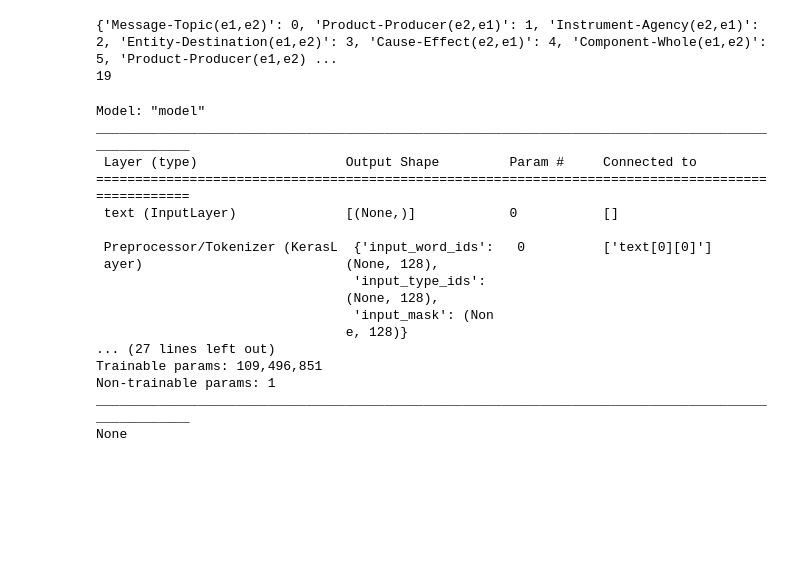
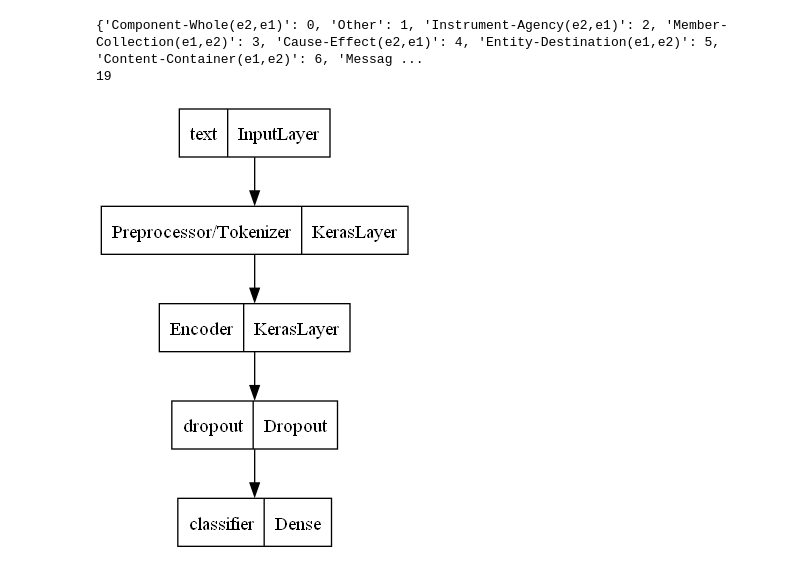
Before and after one commit to MarsSeo/NER, a Jupyter notebook: Relation_Analyze.ipynb, the cells around one changed output. Drawn from its saved outputs; the diff is of its cells as text; code cells hidden in the pictures; blank space fills up the shorter version.

```diff
--- a/Relation_Analyze.ipynb
+++ b/Relation_Analyze.ipynb
@@ -22,11 +39,11 @@ import time
 # %%
 class CONFIG:
     EPS = 1e-8
-    EPOCHS = 3 # 3~5
+    EPOCHS = 8 # 3~5
     BATCH_SIZE = 16 # 8, 32
     LEARNING_RATE = 3e-5 # 1e-5
     MAX_LENGTH = 128 # 256
-    ENCODER_TYPE = 'bert-base' # large, RoBERTa, DeBERTa
+    ENCODER_TYPE = 'bert-large' # large, RoBERTa, DeBERTa
     OPTIMIZER ='adamw'
     DEVICE_TYPE = "cuda" # Cuda or alternative
     SAVE_MODEL=False
@@ -64,0 +93,4 @@ train_ds,reladict,trainx,trainy=load_dataset('semeval_train.txt',reladict,shuffl
+# %%
+data_path={'train':'semeval_train.txt',
+           'test':'semeval_test.txt',
+           'valid':'semeval_val.txt'}
@@ -83,10 +120,10 @@ def evaluation(y_true,y_pred):
             'Categorical':{'precision':p,'recall':r,'f1':f1},'Weighted':{'precision':weighted_p,'recall':weighted_r,'f1':weighted_f1},
             'Macro':{'precision':macro_p,'recall':macro_r,'f1':macro_f1},'Micro':{'precision':micro_p,'recall':micro_r,'f1':micro_f1},}
 # %%
-print(reladict)
-print(len(reladict))
-invdict=np.zeros(len(reladict)).tolist()
-for k,v in reladict.items():
+print(classdict)
+print(len(classdict))
+invdict=np.zeros(len(classdict)).tolist()
+for k,v in classdict.items():
     invdict[v]=k
 #for text_batch, label_batch in train_ds.take(1):
   #for i in range(3):
@@ -95,7 +132,7 @@ for k,v in reladict.items():
     #print(f'Label : {label}')
     #print(len(label))
 # %% [output]
-{'Message-Topic(e1,e2)': 0, 'Product-Producer(e2,e1)': 1, 'Instrument-Agency(e2,e1)': 2, 'Entity-Destination(e1,e2)': 3, 'Cause-Effect(e2,e1)': 4, 'Component-Whole(e1,e2)': 5, 'Product-Producer(e1,e2) ...
+{'Component-Whole(e2,e1)': 0, 'Other': 1, 'Instrument-Agency(e2,e1)': 2, 'Member-Collection(e1,e2)': 3, 'Cause-Effect(e2,e1)': 4, 'Entity-Destination(e1,e2)': 5, 'Content-Container(e1,e2)': 6, 'Messag ...
 19
 # %%
 tf.keras.backend.clear_session()
@@ -147,29 +184,13 @@ def build_classifier_model(output_shape):
     return tf.keras.Model(text_input, net)
 # %%
 #text_test=['this is such an amazing movie!']
-model = build_classifier_model(len(reladict))
+model = build_classifier_model(len(classdict))
 tf.keras.utils.plot_model(model,'results/img/model.png')
 #print(model.summary())
 #bert_raw_result = model([tf.constant(text_test)])
 #print(tf.sigmoid(bert_raw_result))
 # %% [output]
-Model: "model"
-__________________________________________________________________________________________________
- Layer (type)                   Output Shape         Param #     Connected to
-==================================================================================================
- text (InputLayer)              [(None,)]            0           []
-
- Preprocessor/Tokenizer (KerasL  {'input_word_ids':   0          ['text[0][0]']
- ayer)                          (None, 128),
-                                 'input_type_ids':
-                                (None, 128),
-                                 'input_mask': (Non
-                                e, 128)}
-... (27 lines left out)
-Trainable params: 109,496,851
-Non-trainable params: 1
-__________________________________________________________________________________________________
-None
+[figure, added]
 # %%
 model.compile(optimizer=optimizer,
               loss=loss,
```
Also changed, not shown: parts of 12 cells of this notebook, 5 other files.
